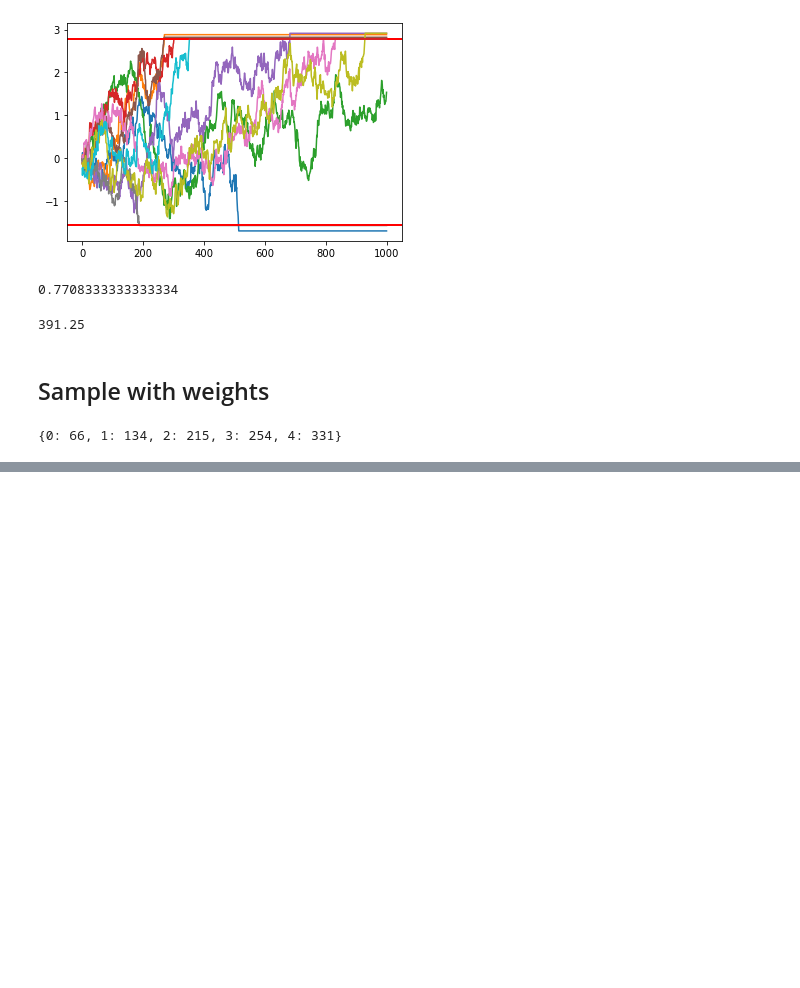
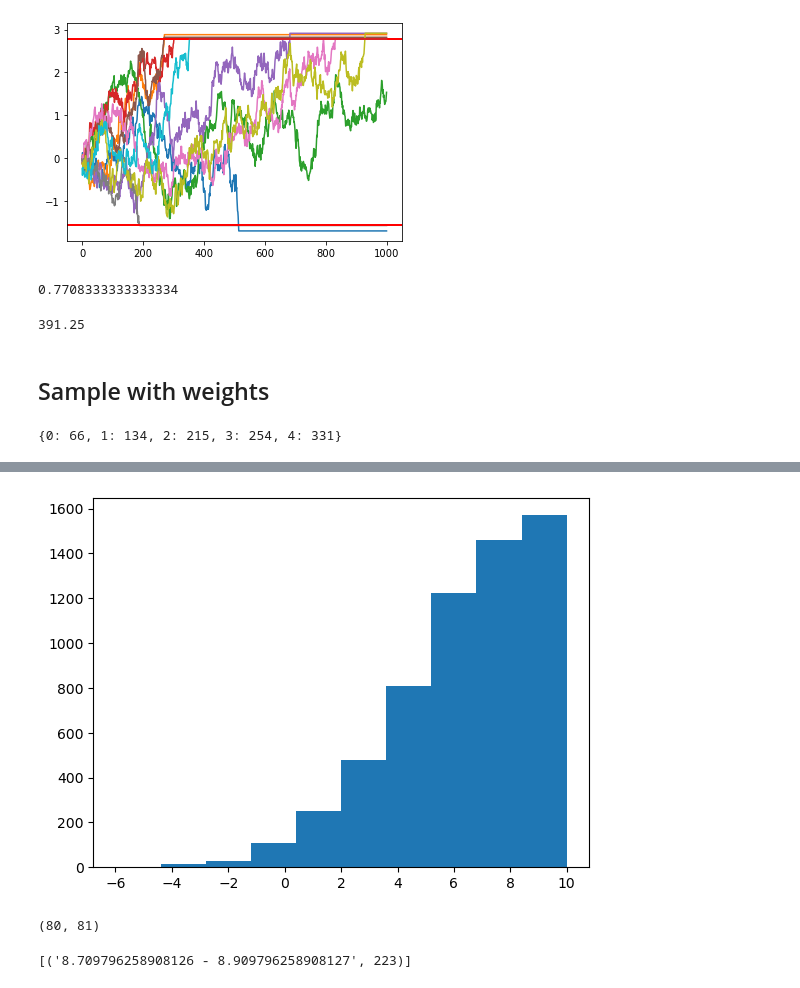
Before and after one commit to Xingchen-Yu/Python_stuff, a Jupyter notebook: Random_simulation.ipynb, the cells around one changed output, grey strips where cells are left out. Saved outputs shown, nothing was run; the diff lists cells and outputs as text; code cells hidden in the pictures; blank space fills up the shorter version.

```diff
--- a/Random_simulation.ipynb
+++ b/Random_simulation.ipynb
@@ -428,0 +534,2 @@ dict(sorted(summary.items(), key = lambda x: x[0]))
+# %%
+rng = np.random.RandomState(seed=8888)
@@ -428,0 +605,5 @@ dict(sorted(summary.items(), key = lambda x: x[0]))
+# %%
+X_size = 10000
+X = rng.normal(size=X_size, loc = 9, scale = 4)
+Y = np.where(X <= 10, X, np.nan)
+Y_non_nan = Y[~np.isnan(Y)]
@@ -428,0 +612,4 @@ dict(sorted(summary.items(), key = lambda x: x[0]))
+# %%
+plt.hist(Y_non_nan);
+# %% [output]
+[figure, added]
@@ -428,0 +626,4 @@ dict(sorted(summary.items(), key = lambda x: x[0]))
+# %%
+len(counts), len(bin_edges)
+# %% [output]
+(80, 81)
@@ -428,0 +632,4 @@ dict(sorted(summary.items(), key = lambda x: x[0]))
+# %%
+[(bin, value) for bin, value in bin_counts.items() if value == max_key]
+# %% [output]
+[('8.709796258908126 - 8.909796258908127', 223)]
```
Also changed, not shown: parts of 77 cells of this notebook, 6 other files.
